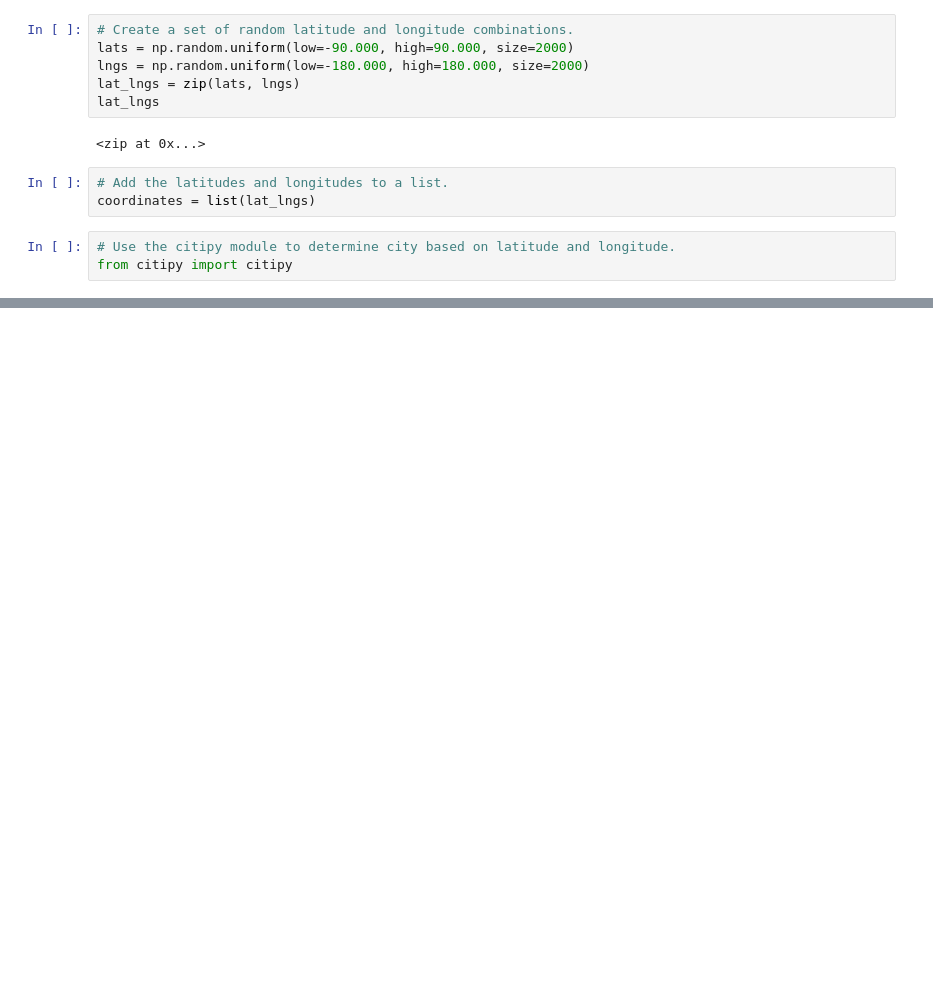
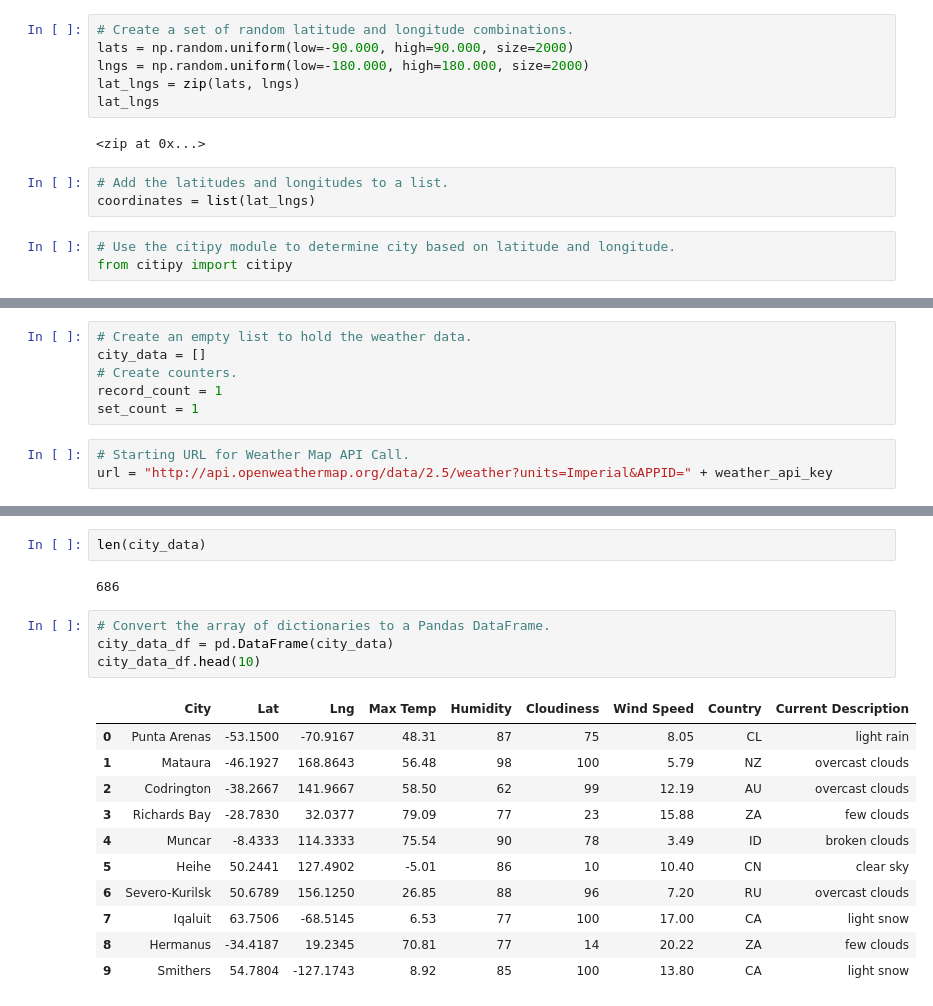
Before and after one commit to soug86/Challenge-6, a Jupyter notebook: Weather_Database/Weather_Database.ipynb, the cells around one changed output, grey strips where cells are left out. Saved outputs shown, nothing was run; the diff lists cells and outputs as text; blank space fills up the shorter version.

```diff
--- a/Weather_Database/Weather_Database.ipynb
+++ b/Weather_Database/Weather_Database.ipynb
@@ -80,0 +82,9 @@ ModuleNotFoundError: No module named 'config'
+# %%
+# Create an empty list to hold the weather data.
+city_data = []
+# Create counters.
+record_count = 1
+set_count = 1
+# %%
+# Starting URL for Weather Map API Call.
+url = "http://api.openweathermap.org/data/2.5/weather?units=Imperial&APPID=" + weather_api_key
@@ -80,0 +163,20 @@ ModuleNotFoundError: No module named 'config'
+# %%
+len(city_data)
+# %% [output]
+686
+# %%
+# Convert the array of dictionaries to a Pandas DataFrame.
+city_data_df = pd.DataFrame(city_data)
+city_data_df.head(10)
+# %% [output]
+|  | City | Lat | Lng | Max Temp | Humidity | Cloudiness | Wind Speed | Country | Current Description |
+| 0 | Punta Arenas | -53.1500 | -70.9167 | 48.31 | 87 | 75 | 8.05 | CL | light rain |
+| 1 | Mataura | -46.1927 | 168.8643 | 56.48 | 98 | 100 | 5.79 | NZ | overcast clouds |
+| 2 | Codrington | -38.2667 | 141.9667 | 58.50 | 62 | 99 | 12.19 | AU | overcast clouds |
+| 3 | Richards Bay | -28.7830 | 32.0377 | 79.09 | 77 | 23 | 15.88 | ZA | few clouds |
+| 4 | Muncar | -8.4333 | 114.3333 | 75.54 | 90 | 78 | 3.49 | ID | broken clouds |
+| 5 | Heihe | 50.2441 | 127.4902 | -5.01 | 86 | 10 | 10.40 | CN | clear sky |
+| 6 | Severo-Kurilsk | 50.6789 | 156.1250 | 26.85 | 88 | 96 | 7.20 | RU | overcast clouds |
+| 7 | Iqaluit | 63.7506 | -68.5145 | 6.53 | 77 | 100 | 17.00 | CA | light snow |
+| 8 | Hermanus | -34.4187 | 19.2345 | 70.81 | 77 | 14 | 20.22 | ZA | few clouds |
+| 9 | Smithers | 54.7804 | -127.1743 | 8.92 | 85 | 100 | 13.80 | CA | light snow |
```
Also changed, not shown: parts of 7 cells of this notebook, 8 other files.
